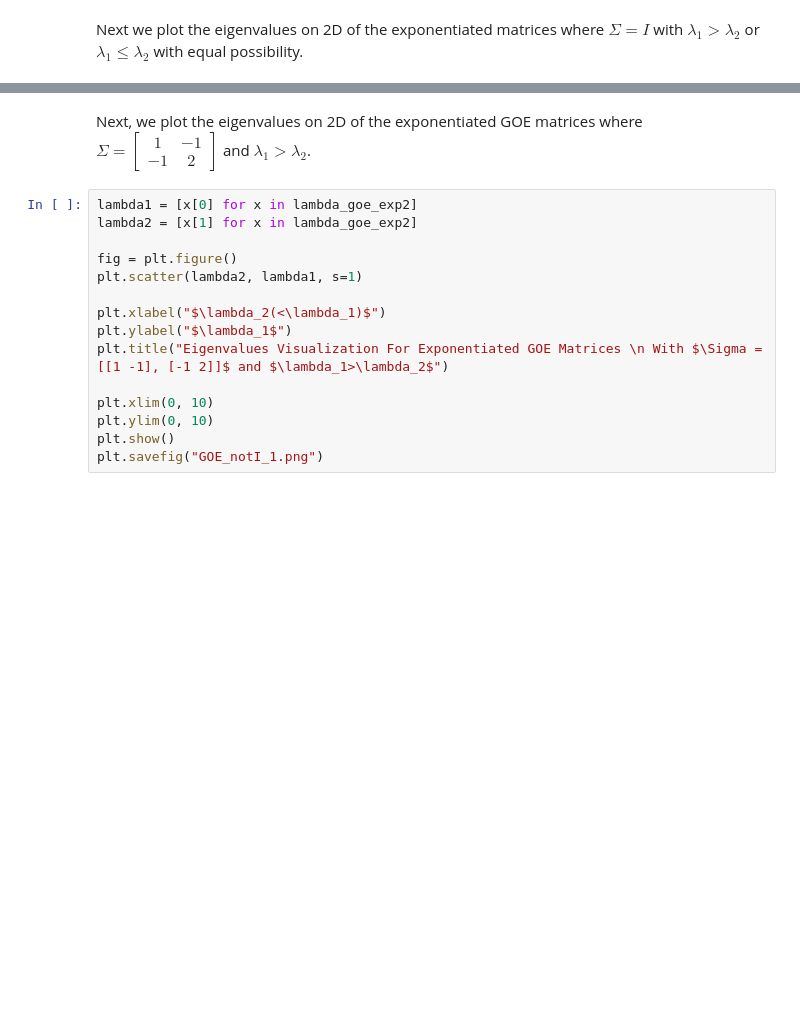
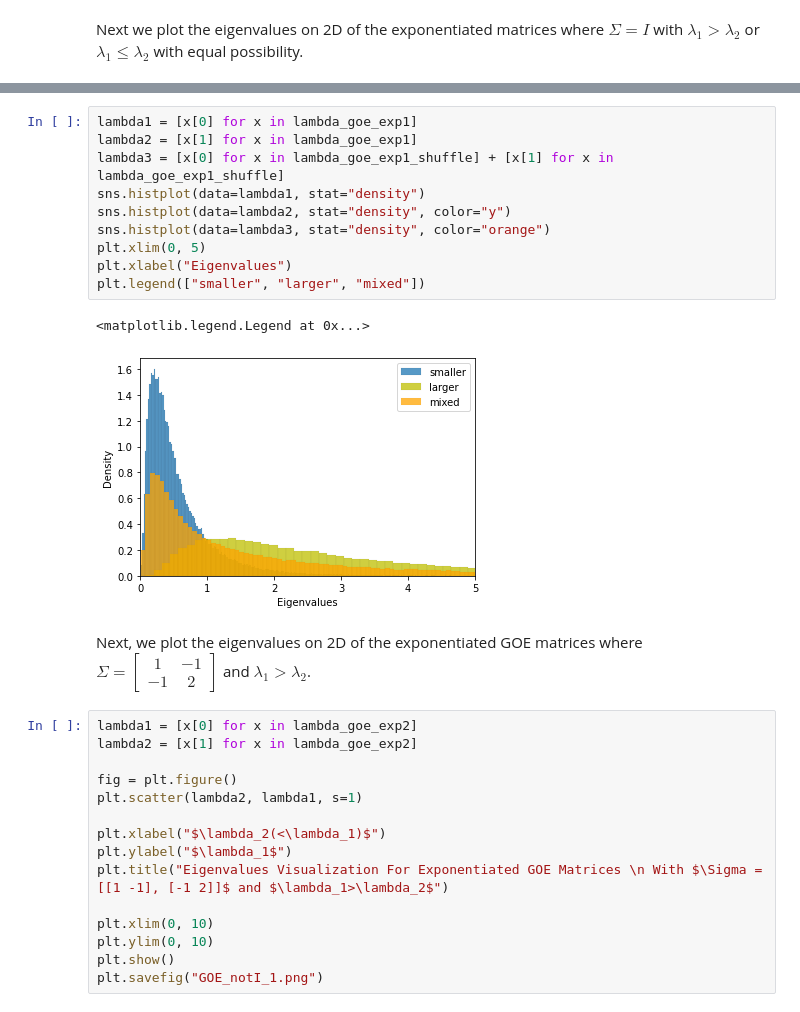
Before and after one commit to piyushag0611/Polymath-Projected-Random-Matrices, a Jupyter notebook: Manifold-Projected Symmetric Matrix Distributions/2d_psd_cone.ipynb, the cells around one changed output, grey strips where cells are left out. Cells and saved outputs as stored; diff of their text form; blank space fills up the shorter version.

```diff
--- a/Manifold-Projected Symmetric Matrix Distributions/2d_psd_cone.ipynb
+++ b/Manifold-Projected Symmetric Matrix Distributions/2d_psd_cone.ipynb
@@ -175,4 +194,17 @@ plt.savefig("GOE_I_2.png")
 <Figure size 432x288 with 0 Axes>
+# %%
+lambda1 = [x[0] for x in lambda_goe_exp1]
+lambda2 = [x[1] for x in lambda_goe_exp1]
+lambda3 = [x[0] for x in lambda_goe_exp1_shuffle] + [x[1] for x in lambda_goe_exp1_shuffle]
+sns.histplot(data=lambda1, stat="density")
+sns.histplot(data=lambda2, stat="density", color="y")
+sns.histplot(data=lambda3, stat="density", color="orange")
+plt.xlim(0, 5)
+plt.xlabel("Eigenvalues")
+plt.legend(["smaller", "larger", "mixed"])
+# %% [output]
+<matplotlib.legend.Legend at 0x...>
+[figure, added]
 # %% [markdown]
 Next, we plot the eigenvalues on 2D of the exponentiated GOE matrices where $\Sigma=\begin{bmatrix} 1 & -1\\-1 & 2\end{bmatrix}$ and $\lambda_1>\lambda_2$.
 # %%
```
Also changed, not shown: parts of 8 cells of this notebook, 41 other files.
